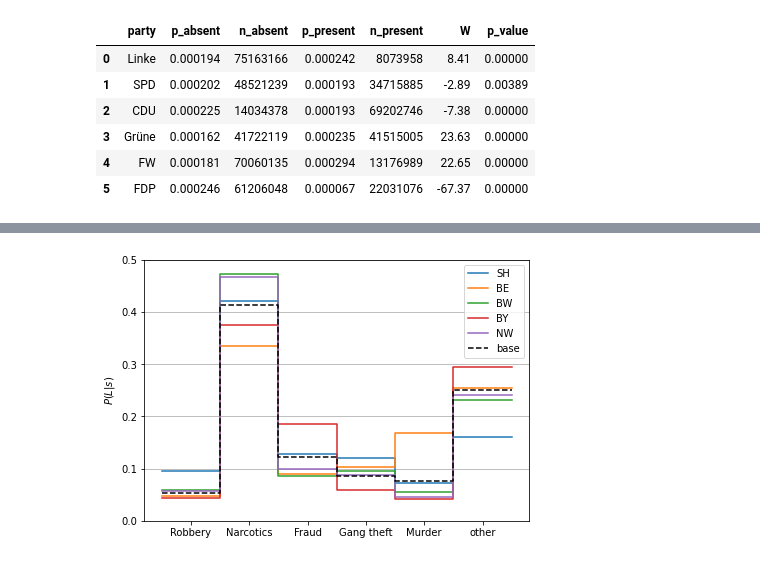
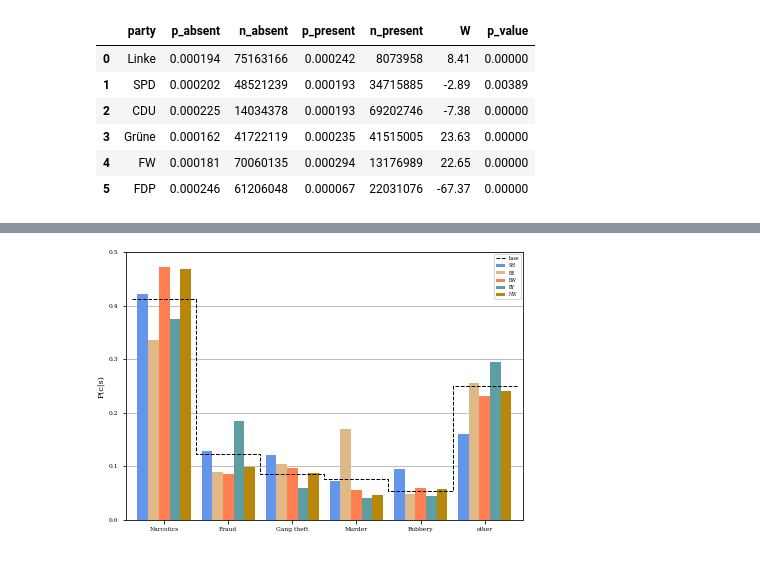
Before and after one commit to JakobUnterholzner/DataLiteracy, a Jupyter notebook: exp/exp_KA_02_parties.ipynb, the cells around one changed output, grey strips where cells are left out. Saved outputs shown, nothing was run; the diff lists cells and outputs as text; code cells hidden in the pictures.

```diff
--- a/exp/exp_KA_02_parties.ipynb
+++ b/exp/exp_KA_02_parties.ipynb
@@ -119,0 +20,10 @@ plot_map(geo_data.query('year==2021'), 'case_4_proba', 'Probability of being sur
+# %%
+data, Data, population = gf.prepare_datasets(
+    '../dat/tele_and_gov_data.csv',
+    '../dat/surveillance_data.xlsx',
+    '../dat/12411-0010-DLAND_population.csv'
+)
+
+geo_df = gf.load_gdp_data('../dat/ne_10m_admin_1_states_provinces/DE_shapes.csv')
+
+data.head()
@@ -205,7 +105,7 @@ from tueplots import bundles
 # plt.rcParams.update(bundles.icml2022(column="full", nrows=1, ncols=1, usetex=False))
 rc_params= {
     # # 'text.usetex': True,
-    # 'font.family': 'serif',
+    'font.family': 'serif',
     # # 'text.latex.preamble': '\\usepackage{times} ',
     # 'figure.figsize': (3.25, 2.0086104634371584),
     # 'figure.constrained_layout.use': True,
@@ -213,7 +113,7 @@ rc_params= {
     # 'savefig.bbox': 'tight',
     # 'savefig.pad_inches': 0.015,
     }
-# plt.rcParams.update(rc_params)
+plt.rcParams.update(rc_params)
 
 fig, ax = plt.subplots(layout='constrained')
 
@@ -314,7 +154,9 @@ data_2021 = data_2021.sort_values('overall')
 data_2021['overall_p'] = data_2021.overall / data_2021.overall.sum()
 data_2021['crime'] = data_2021.description_en
 data_2021.loc[data_2021.overall_p < 0.05, 'crime'] = 'other'
+data_2021.sort_values('overall')
 data_2021 = data_2021.groupby('crime').sum()
+data_2021 = pd.concat((data_2021.query('crime!="other"').sort_values('overall', ascending=False), data_2021.query('crime=="other"')))
 data_2021
 # %% [output]
 |  | description_en | BY | SL | SH | NW | BW | BB | MV | HB | HH | ... |
@@ -327,22 +169,47 @@ data_2021
 | other | Starting Substances Act (AusgStG)... | 1154 | 42 | 146 | 261 | 428 | 22 | 43 | 22 | 210 | ... |
 # %%
-fig, ax = plt.subplots(layout='constrained')
+fig, ax = plt.subplots()
+# plt.rcParams.update(bundles.icml2022(column="half", nrows=1, ncols=1, usetex=True))
+# plt.rcParams.update(plt.rcParamsDefault)
+
+rc_params= {
+    # # 'text.usetex': True,
+    'font.family': 'serif',
+    'figure.figsize': (3.25, 2.0086104634371584),
+    'figure.constrained_layout.use': True,
+    'figure.autolayout': False,
+    'savefig.bbox': 'tight',
+    'savefig.pad_inches': 0.015,
+    'font.size': 8,
+    'axes.labelsize': 8,
+    'legend.fontsize': 4.5,
+    'xtick.labelsize': 6,
+    'ytick.labelsize': 6,
+    'axes.titlesize': 8
+    }
+plt.rcParams.update(rc_params)
 
 x = np.arange(len(data_2021)+1)
-for s in ok_population.sort_values('population').tail(5).state:
+color_list = ['cornflowerblue', 'burlywood', 'coral', 'cadetblue', 'darkgoldenrod']
+step = 1/6
+for i, s in enumerate(ok_population.sort_values('population').tail(5).state):
     y = list(data_2021[s]/data_2021[s].sum())
-    ax.step(x, [y[0]] + y, label=s)
+    ax.bar(x[:-1] + step*(i +1), y, color=color_list[i], label = s, width = 1/6)
+
+    # ax.step(x, [y[0]] + y, label=s)
 base = list(data_2021.overall_p)
-ax.step(x, [base[0]] + base, c='black', ls='--', label='base')
+ax.step(x, [base[0]] + base, c='black', ls='--', label='base', lw=1)
+plt.xlim(-0.1, 6 + 0.1)
 ax.set_ylim(0.,0.5)
-ax.set_ylabel('$P(L|s)$')
+ax.set_ylabel('P(c|s)')
 ax.legend()
 ax.grid(axis='y')
 ax.set_axisbelow(True)
-ax.set_xticks(x[1:]-.5, ['Robbery', 'Narcotics', 'Fraud', 'Gang theft', 'Murder','other'], rotation=0)
+ax.set_xticks(x[1:]-.5, ['Narcotics', 'Fraud', 'Gang theft', 'Murder', 'Robbery', 'other'], rotation=0)
+plt.savefig('../doc/fig/crime_dist.pdf')
 plt.show()
 # %% [output]
-[figure, old version]
+[figure, new version]
 # %%
 from scipy.stats import chisquare
 
```
Also changed, not shown: parts of 14 cells of this notebook, 1 other file.
